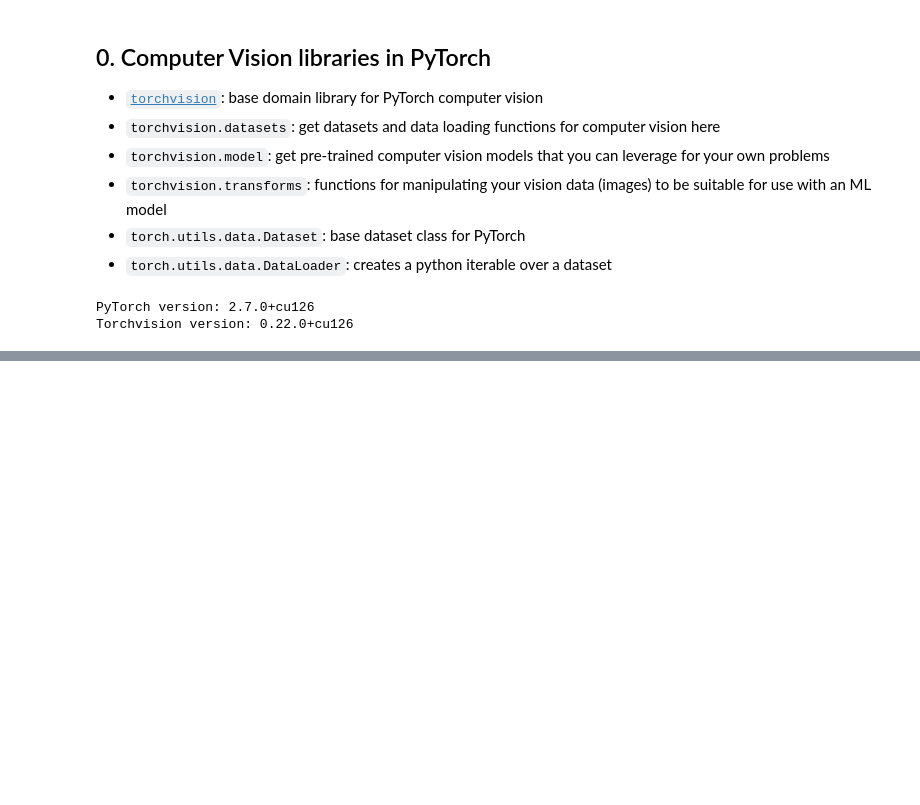
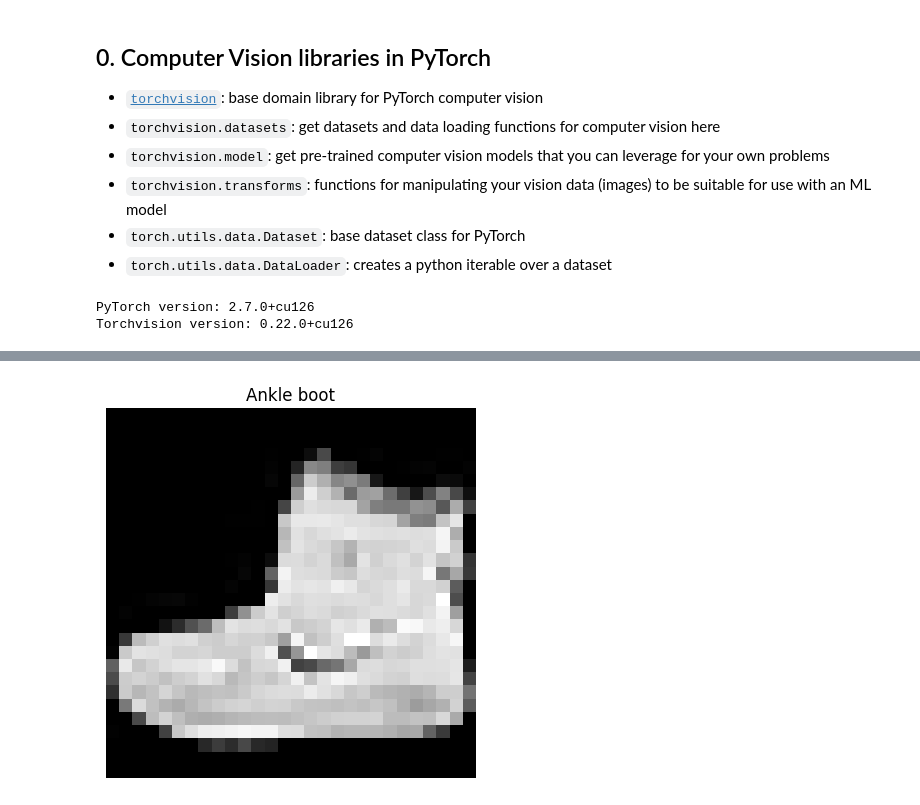
Before and after one commit to Shibarashii/PyTorch-For-Deep-Learning-Bootcamp, a Jupyter notebook: 003. PyTorch Computer Vision/0. 03_pytorch_computer_vision.ipynb, the cells around one changed output, grey strips where cells are left out. Cells and saved outputs as stored; diff of their text form; code cells hidden in the pictures; blank space fills up the shorter version.

```diff
--- a/003. PyTorch Computer Vision/0. 03_pytorch_computer_vision.ipynb
+++ b/003. PyTorch Computer Vision/0. 03_pytorch_computer_vision.ipynb
@@ -35,0 +83,3 @@ Torchvision version: 0.22.0+cu126
+# %%
+class_names = train_data.classes
+class_names
@@ -35,0 +129,7 @@ Torchvision version: 0.22.0+cu126
+# %%
+plt.imshow(image.squeeze(), cmap="gray")
+plt.title(class_names[label])
+plt.axis(False)
+plt.show()
+# %% [output]
+[figure, added]
```
Also changed, not shown: parts of 15 cells of this notebook.
